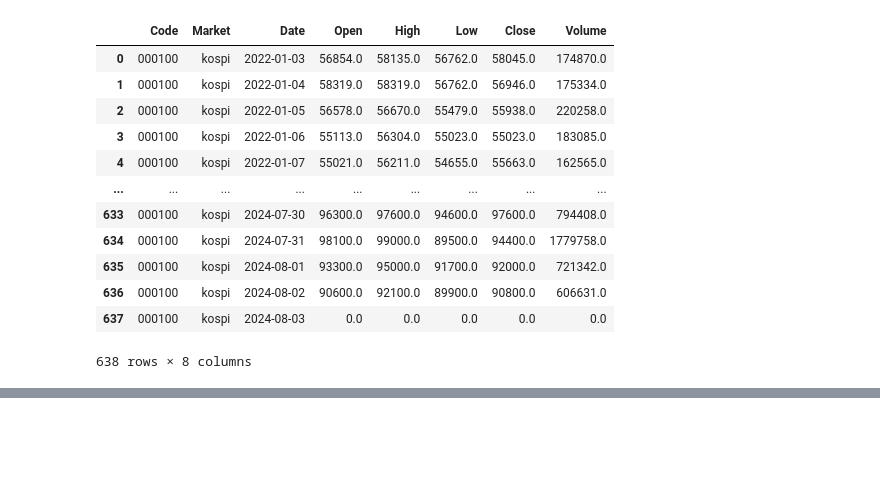
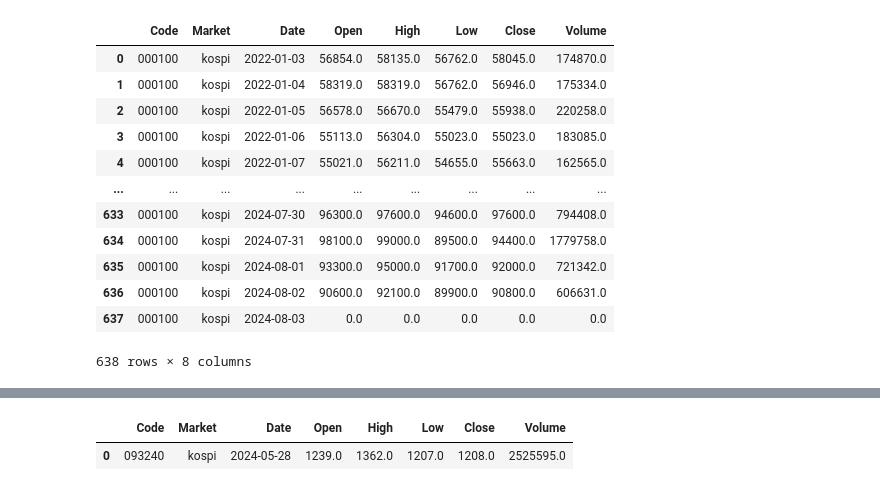
Before and after one commit to eisthf/market_analysis, a Jupyter notebook: market_analysis.ipynb, the cells around one changed output, grey strips where cells are left out. Saved outputs shown, nothing was run; the diff lists cells and outputs as text; code cells hidden in the pictures; blank space fills up the shorter version.

```diff
--- a/market_analysis.ipynb
+++ b/market_analysis.ipynb
@@ -15,7 +15,7 @@ import sqlite3
 from sqlite3 import Connection, Cursor, IntegrityError
 from typing import NamedTuple
 # %%
-DBFILE = 'd:/tmp/stock_prices.db'
+DBFILE = 'stock_prices.db'
 # %%
 # https://joo-ramzzi.tistory.com/7
 # https://dkgkim.tistory.com/21
@@ -277,7 +278,7 @@ def oneday_update_stock_price_db(dbfile: str, date_: str|None = None):
 # %%
 # update_stock_price_db(DBFILE)
 # %%
-oneday_update_stock_price_db(DBFILE)
+# oneday_update_stock_price_db(DBFILE)
 # %% [output]
 1 001 2024-08-03 00:00:00 2026-08-02 00:00:00
 no data or code("1001") not found
@@ -363,0 +409,8 @@ conn.close()
+# %%
+conn = sqlite3.connect(DBFILE)
+curs = conn.cursor()
+
+get_ohlc(curs, '093240', '2024-05-28', '2024-05-28')
+# %% [output]
+|  | Code | Market | Date | Open | High | Low | Close | Volume |
+| 0 | 093240 | kospi | 2024-05-28 | 1239.0 | 1362.0 | 1207.0 | 1208.0 | 2525595.0 |
```
Also changed, not shown: parts of 6 cells of this notebook, 2 other files.
